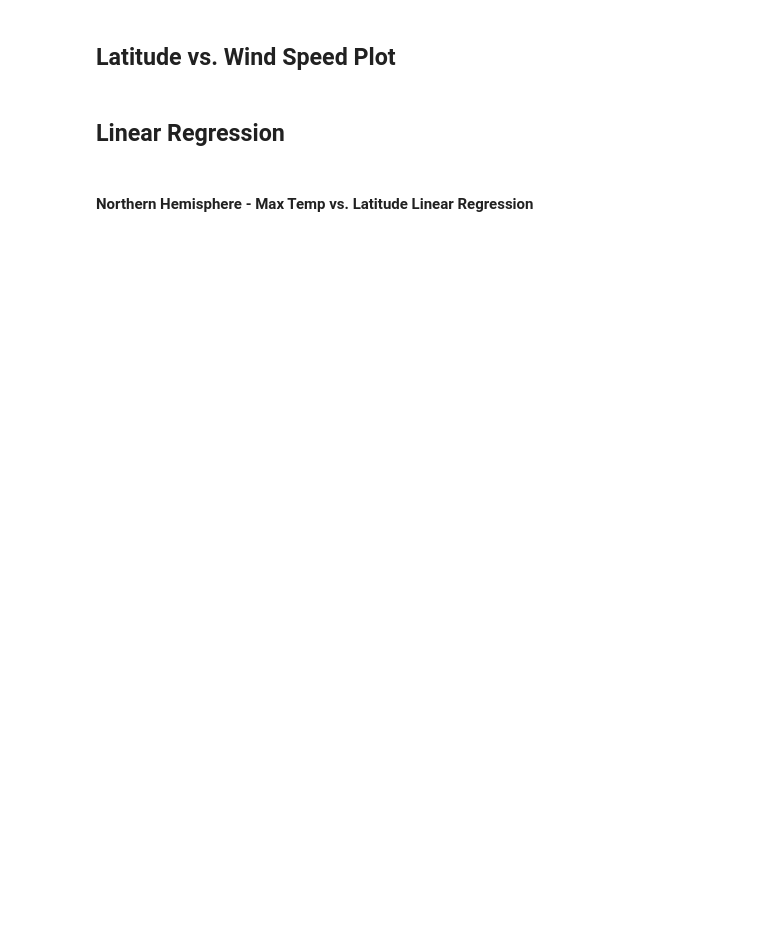
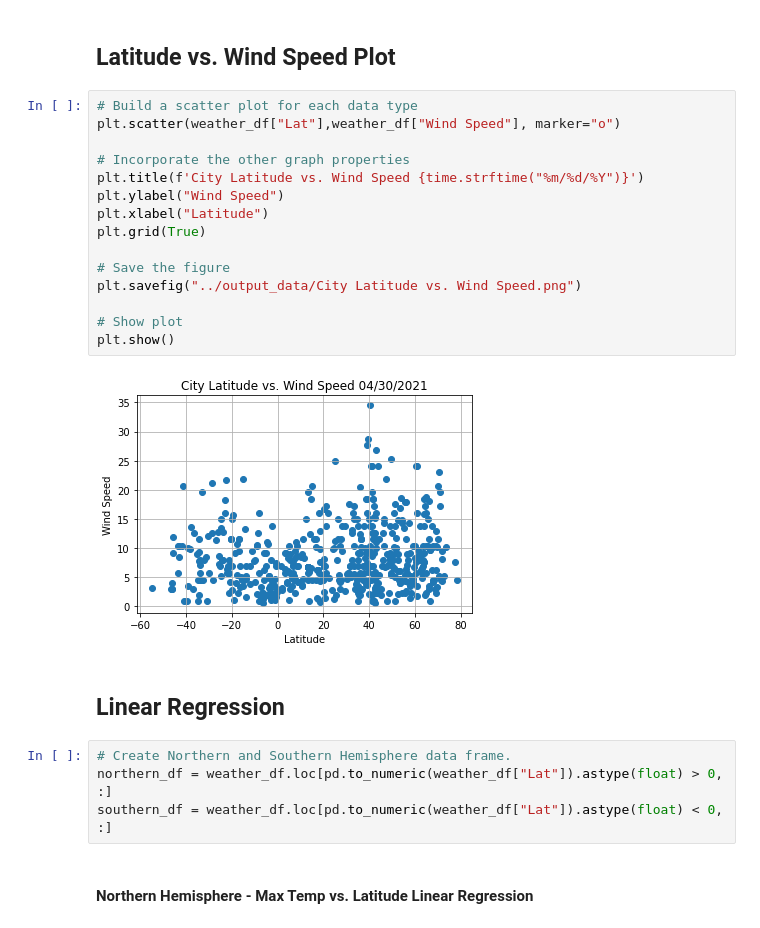
Before and after one commit to jagfinancial/python-api-challenge, a Jupyter notebook: WeatherPy/WeatherPy.ipynb, the cells around one changed output. Saved outputs shown, nothing was run; the diff lists cells and outputs as text; blank space fills up the shorter version.

```diff
--- a/WeatherPy/WeatherPy.ipynb
+++ b/WeatherPy/WeatherPy.ipynb
@@ -158,6 +259,27 @@ Skip this step if there are no cities that have humidity > 100%.
 # %% [markdown]
 ## Latitude vs. Wind Speed Plot
+# %%
+# Build a scatter plot for each data type
+plt.scatter(weather_df["Lat"],weather_df["Wind Speed"], marker="o")
+
+# Incorporate the other graph properties
+plt.title(f'City Latitude vs. Wind Speed {time.strftime("%m/%d/%Y")}')
+plt.ylabel("Wind Speed")
+plt.xlabel("Latitude")
+plt.grid(True)
+
+# Save the figure
+plt.savefig("../output_data/City Latitude vs. Wind Speed.png")
+
+# Show plot
+plt.show()
+# %% [output]
+[figure, added]
 # %% [markdown]
 ## Linear Regression
+# %%
+# Create Northern and Southern Hemisphere data frame.
+northern_df = weather_df.loc[pd.to_numeric(weather_df["Lat"]).astype(float) > 0, :]
+southern_df = weather_df.loc[pd.to_numeric(weather_df["Lat"]).astype(float) < 0, :]
 # %% [markdown]
 ####  Northern Hemisphere - Max Temp vs. Latitude Linear Regression
```
Also changed, not shown: parts of 20 cells of this notebook, 19 other files.
